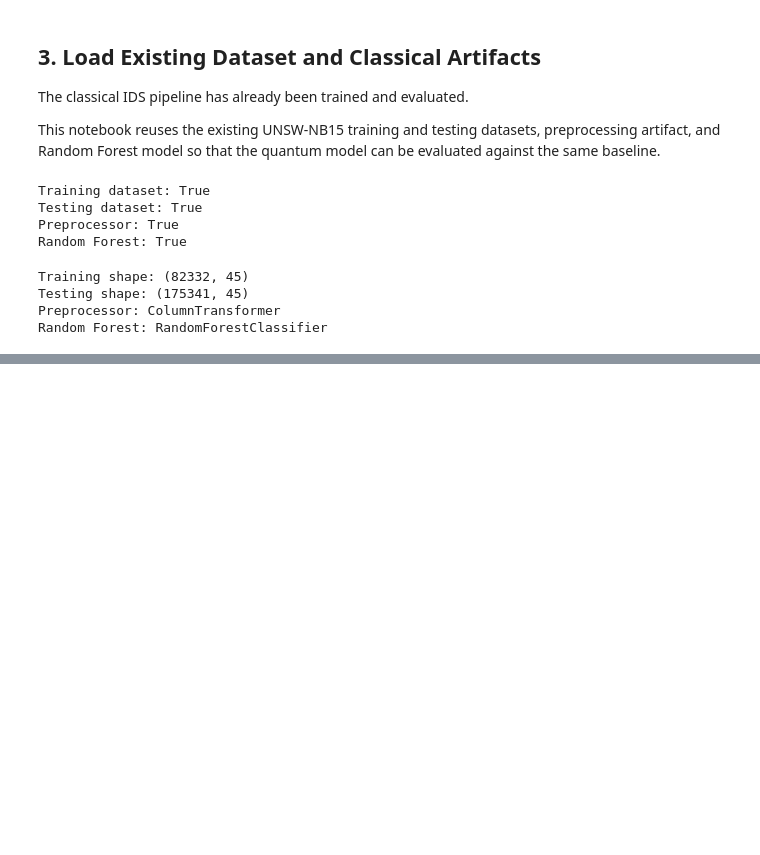
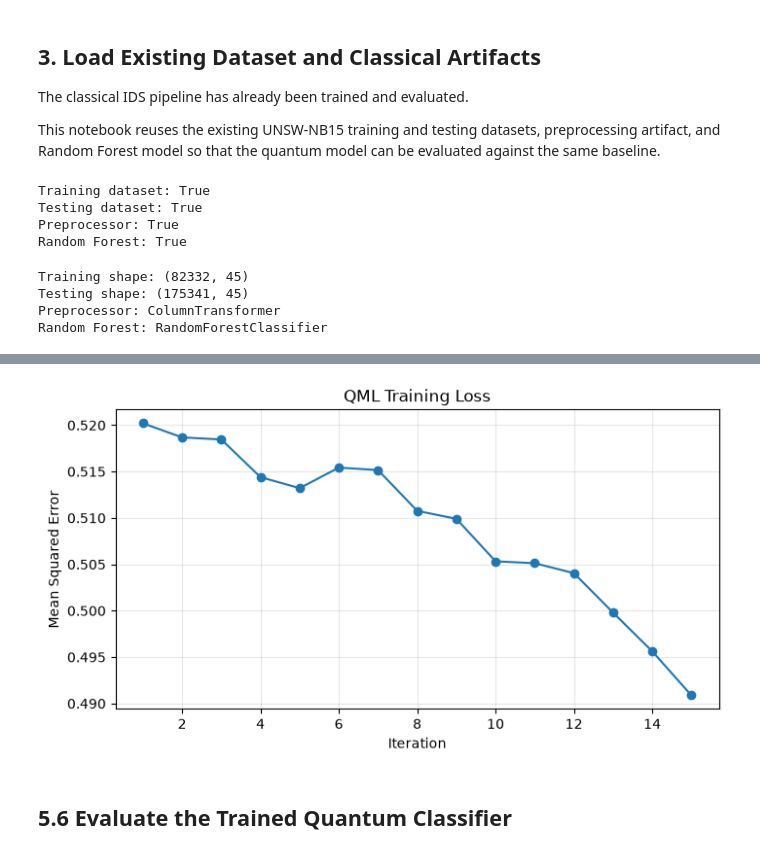
Before and after one commit to AskariAbidi18/Aeges-Q, a Jupyter notebook: notebooks/04_quantum_models/qml_training_evaluation.ipynb, the cells around one changed output, grey strips where cells are left out. Drawn from its saved outputs; the diff is of its cells as text; code cells hidden in the pictures; blank space fills up the shorter version.

```diff
--- a/notebooks/04_quantum_models/qml_training_evaluation.ipynb
+++ b/notebooks/04_quantum_models/qml_training_evaluation.ipynb
@@ -232,0 +760,18 @@ Random Forest: RandomForestClassifier
+# %%
+start_time = time.time()
+
+trained_parameter_values, training_history = train_spsa(
+    parameter_values,
+    X_train_small,
+    y_train_small,
+    iterations=15,
+    learning_rate=0.15,
+    perturbation=0.10,
+    shots=128
+)
+
+training_time = time.time() - start_time
+
+print(f"\nTraining completed in {training_time:.2f} seconds")
+print("Trained parameters:")
+print(trained_parameter_values)
@@ -232,0 +799,18 @@ Random Forest: RandomForestClassifier
+# %%
+plt.figure(figsize=(8, 4))
+
+plt.plot(
+    range(1, len(training_history) + 1),
+    training_history,
+    marker="o"
+)
+
+plt.title("QML Training Loss")
+plt.xlabel("Iteration")
+plt.ylabel("Mean Squared Error")
+plt.grid(alpha=0.3)
+plt.show()
+# %% [output]
+[figure, added]
+# %% [markdown]
+## 5.6 Evaluate the Trained Quantum Classifier
```
Also changed, not shown: parts of 40 cells of this notebook.
